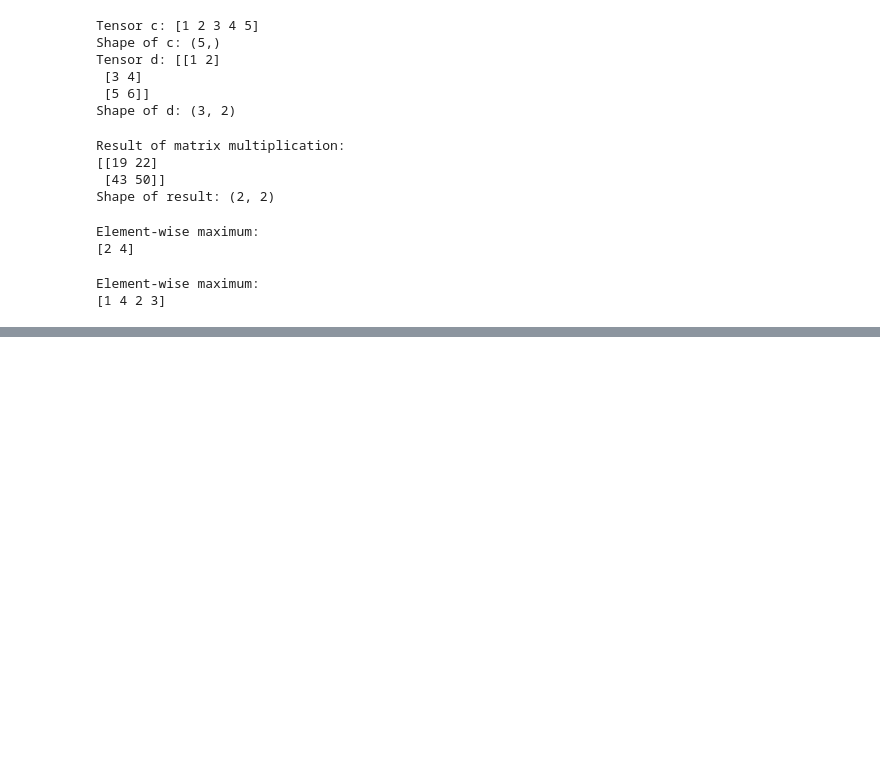
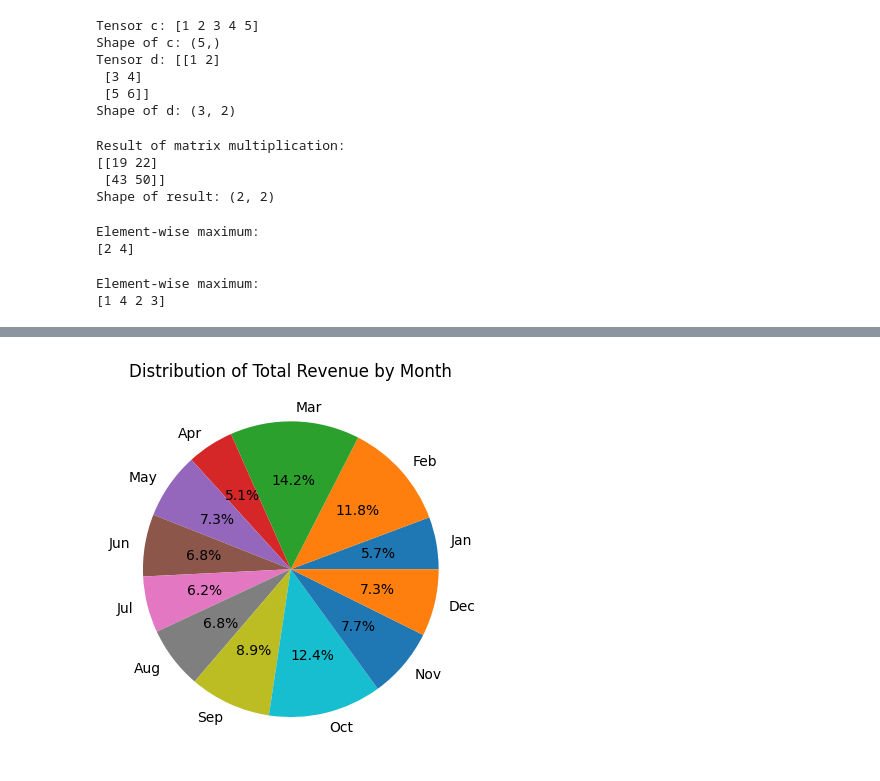
Before and after one commit to vinayp1120/codes, a Jupyter notebook: tensorflow.ipynb, the cells around one changed output, grey strips where cells are left out. Drawn from its saved outputs; the diff is of its cells as text; code cells hidden in the pictures; blank space fills up the shorter version.

```diff
--- a/tensorflow.ipynb
+++ b/tensorflow.ipynb
@@ -92,0 +292,11 @@ Element-wise maximum:
+# %%
+
+plt.pie(
+    x=revenue_per_month.values,
+    labels=revenue_per_month.index,
+    autopct="%1.1f%%"
+)
+plt.title("Distribution of Total Revenue by Month")
+plt.show()
+# %% [output]
+[figure, added]
```
Also changed, not shown: parts of 16 cells of this notebook.
